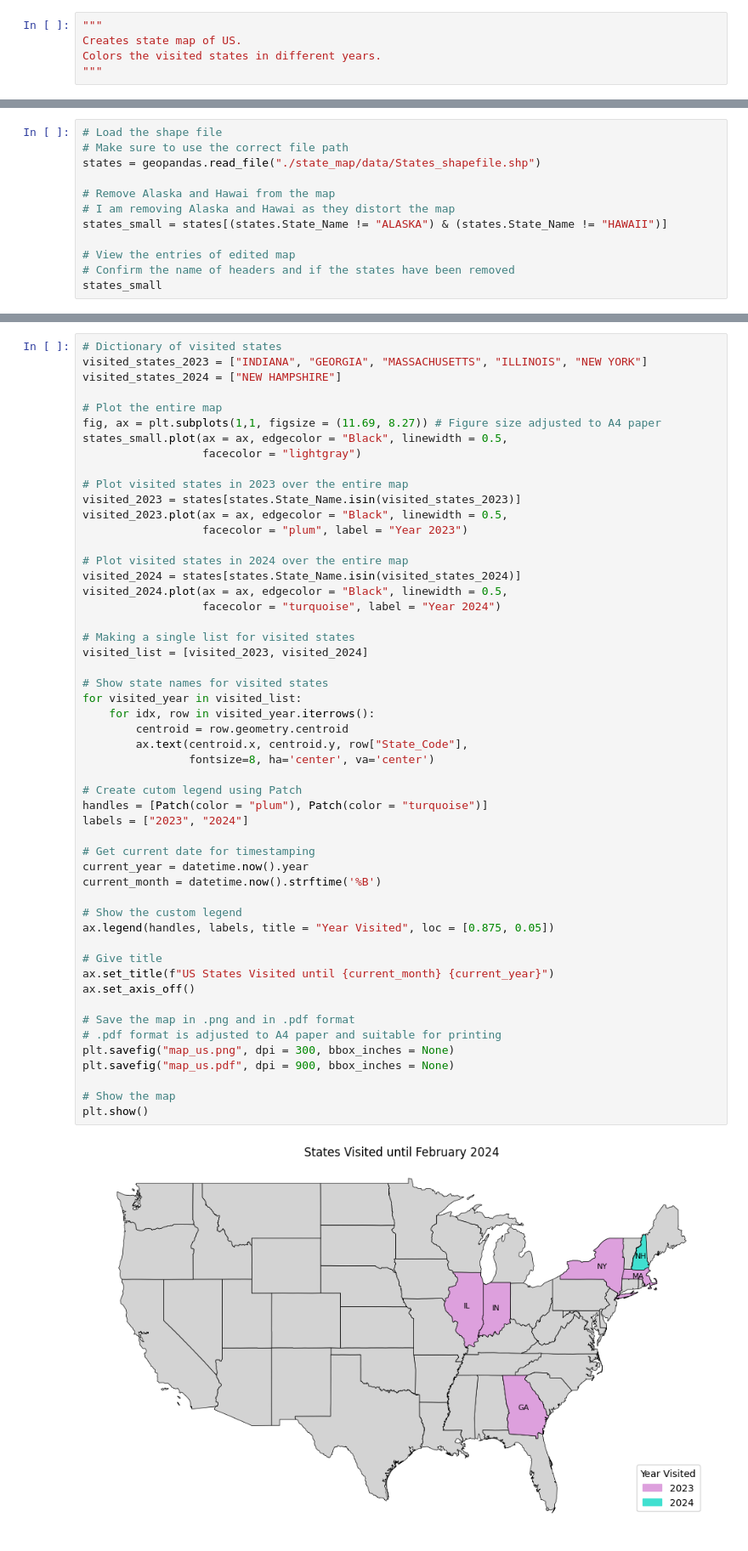
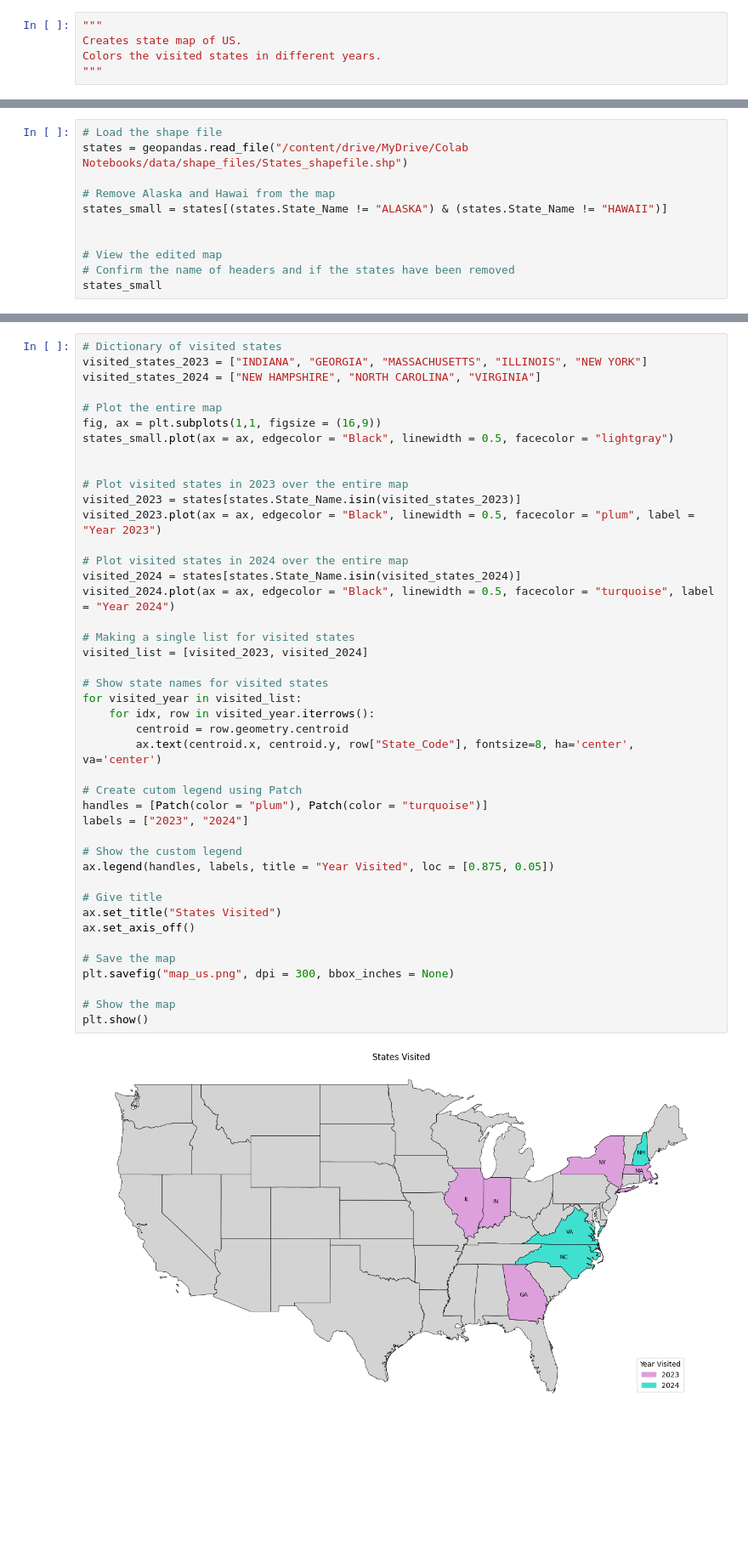
Before and after one commit to psam96/state_map, a Jupyter notebook: visited_states_us.ipynb, the cells around one changed output, grey strips where cells are left out. Shown: that part at 85% size. Cells and saved outputs as stored; diff of their text form; blank space fills up the shorter version.

```diff
--- a/visited_states_us.ipynb
+++ b/visited_states_us.ipynb
@@ -24,12 +38,11 @@ os.environ["SHAPE_RESTORE_SHX"] = "YES"
 # %%
 # Load the shape file
-# Make sure to use the correct file path
-states = geopandas.read_file("./state_map/data/States_shapefile.shp")
+states = geopandas.read_file("/content/drive/MyDrive/Colab Notebooks/data/shape_files/States_shapefile.shp")
 
 # Remove Alaska and Hawai from the map
-# I am removing Alaska and Hawai as they distort the map
 states_small = states[(states.State_Name != "ALASKA") & (states.State_Name != "HAWAII")]
 
-# View the entries of edited map
+
+# View the edited map
 # Confirm the name of headers and if the states have been removed
 states_small
@@ -36,54 +67,45 @@ states_small
 # %%
 # Dictionary of visited states
 visited_states_2023 = ["INDIANA", "GEORGIA", "MASSACHUSETTS", "ILLINOIS", "NEW YORK"]
-visited_states_2024 = ["NEW HAMPSHIRE"]
+visited_states_2024 = ["NEW HAMPSHIRE", "NORTH CAROLINA", "VIRGINIA"]
 
 # Plot the entire map
-fig, ax = plt.subplots(1,1, figsize = (11.69, 8.27)) # Figure size adjusted to A4 paper
-states_small.plot(ax = ax, edgecolor = "Black", linewidth = 0.5,
-                  facecolor = "lightgray")
+fig, ax = plt.subplots(1,1, figsize = (16,9))
+states_small.plot(ax = ax, edgecolor = "Black", linewidth = 0.5, facecolor = "lightgray")
+
 
 # Plot visited states in 2023 over the entire map
 visited_2023 = states[states.State_Name.isin(visited_states_2023)]
-visited_2023.plot(ax = ax, edgecolor = "Black", linewidth = 0.5,
-                  facecolor = "plum", label = "Year 2023")
+visited_2023.plot(ax = ax, edgecolor = "Black", linewidth = 0.5, facecolor = "plum", label = "Year 2023")
 
 # Plot visited states in 2024 over the entire map
 visited_2024 = states[states.State_Name.isin(visited_states_2024)]
-visited_2024.plot(ax = ax, edgecolor = "Black", linewidth = 0.5,
-                  facecolor = "turquoise", label = "Year 2024")
+visited_2024.plot(ax = ax, edgecolor = "Black", linewidth = 0.5, facecolor = "turquoise", label = "Year 2024")
 
 # Making a single list for visited states
 visited_list = [visited_2023, visited_2024]
 
 # Show state names for visited states
 for visited_year in visited_list:
     for idx, row in visited_year.iterrows():
         centroid = row.geometry.centroid
-        ax.text(centroid.x, centroid.y, row["State_Code"],
-                fontsize=8, ha='center', va='center')
+        ax.text(centroid.x, centroid.y, row["State_Code"], fontsize=8, ha='center', va='center')
 
 # Create cutom legend using Patch
 handles = [Patch(color = "plum"), Patch(color = "turquoise")]
 labels = ["2023", "2024"]
 
-# Get current date for timestamping
-current_year = datetime.now().year
-current_month = datetime.now().strftime('%B')
-
 # Show the custom legend
 ax.legend(handles, labels, title = "Year Visited", loc = [0.875, 0.05])
 
 # Give title
-ax.set_title(f"US States Visited until {current_month} {current_year}")
+ax.set_title("States Visited")
 ax.set_axis_off()
 
-# Save the map in .png and in .pdf format
-# .pdf format is adjusted to A4 paper and suitable for printing
+# Save the map
 plt.savefig("map_us.png", dpi = 300, bbox_inches = None)
-plt.savefig("map_us.pdf", dpi = 900, bbox_inches = None)
 
 # Show the map
 plt.show()
 # %% [output]
-[figure, old version]
+[figure, new version]
```
Also changed, not shown: parts of 4 cells of this notebook.
